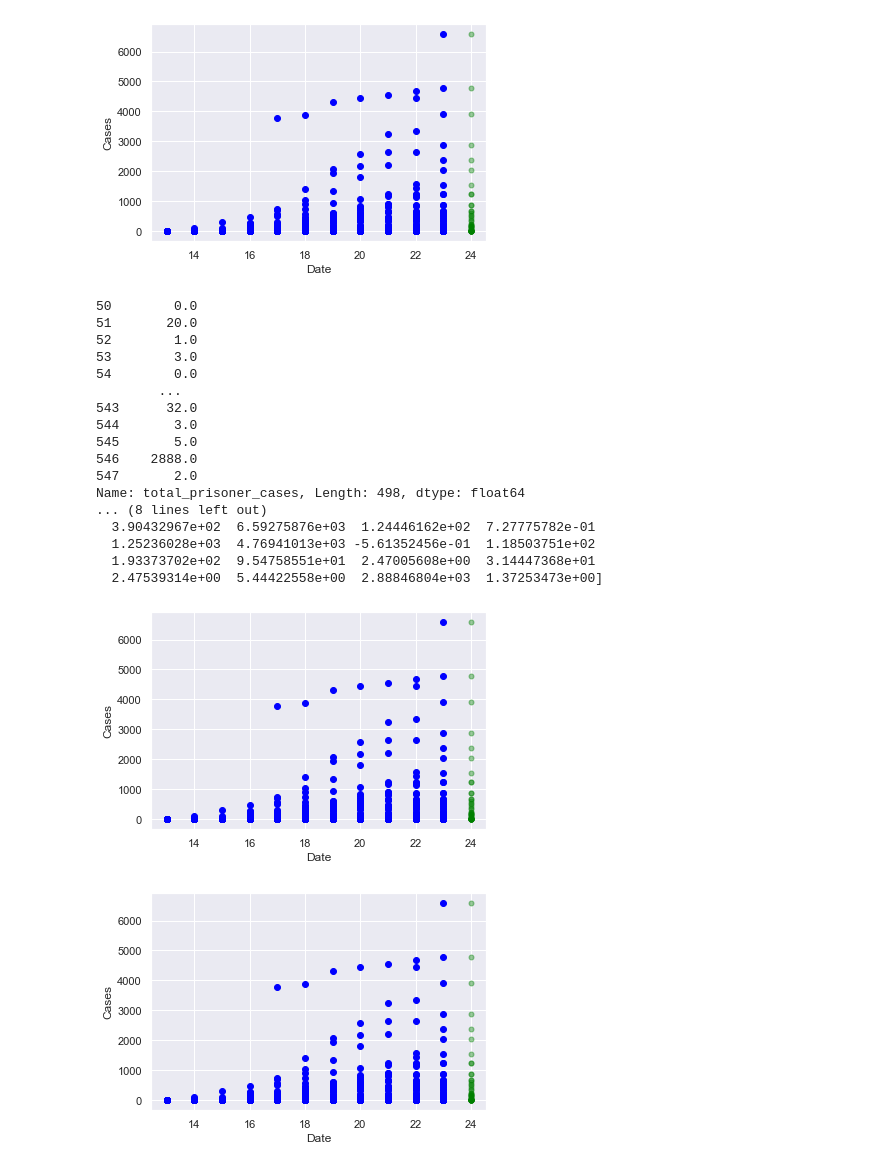
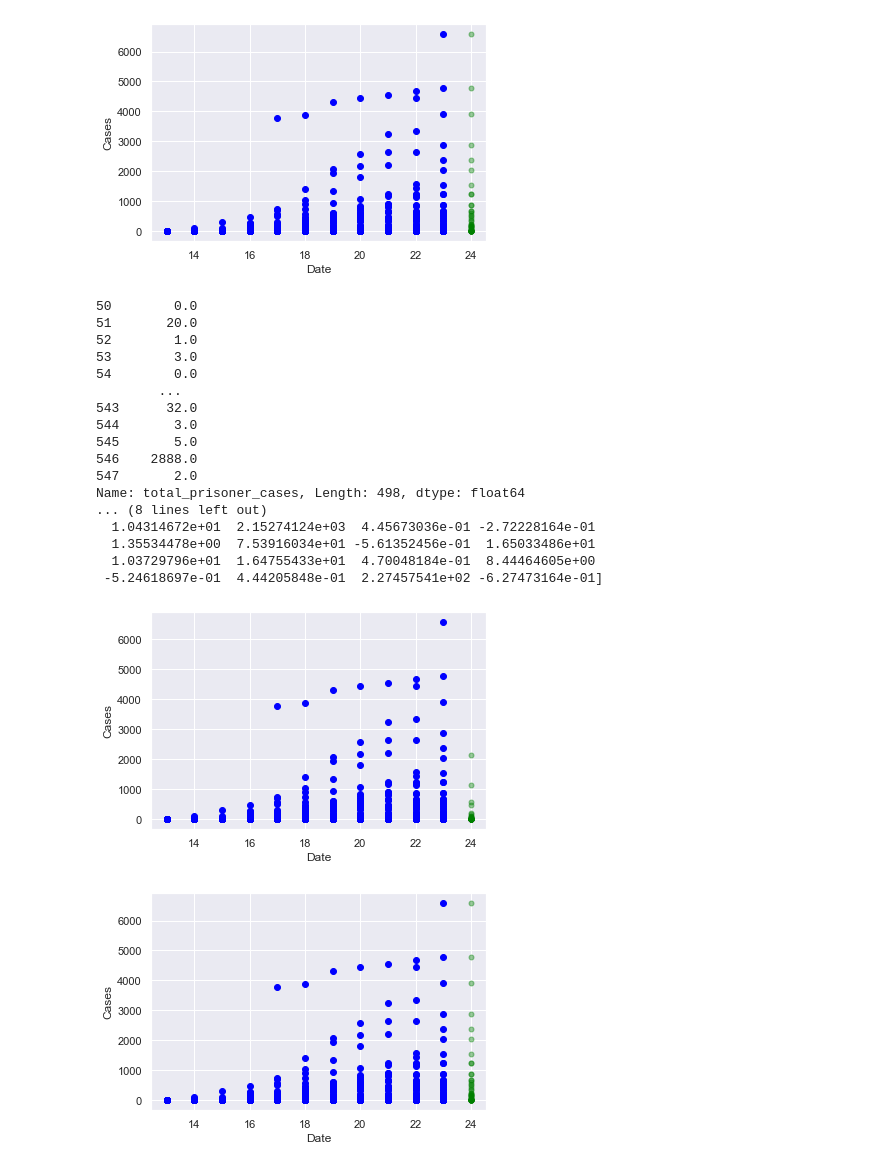
Before and after one commit to christi-liongson/covid_decarceration, a Jupyter notebook: analysis/prison_data_processing.ipynb, the cells around one changed output. Saved outputs shown, nothing was run; the diff lists cells and outputs as text; code cells hidden in the pictures.

```diff
--- a/analysis/prison_data_processing.ipynb
+++ b/analysis/prison_data_processing.ipynb
@@ -661,18 +661,3 @@ plotting.graph_cv_scores(total_cv_df, accuracy_metrics, 'model_type', 'Accuracy
 ## SECTION IV: Prediction and Evaluation
 
 In this step, we take the best performing model from the cross-validation step, and use it to predict the testing set, using the entirety of the training data. We then evaluate that model's performance against the testing data using the same metrics as in the Cross Validation step.
-# %%
-train, test = pha.timesplit_data()
-X_train, y_train, X_test, y_test = pha.normalize_prep_eval_data(train, test, 'total')
-# model = MODELS[best_models['total']['model_type']]
-# best_params = best_models['total']['params']
-model = linear_model.Lasso()
-print(model)
-best_params = {'alpha': 0.01, 'random_state': 0}
-print(model)
-# print(X_train)
-model.set_params(**best_params)
-print(model)
-total_features = FEATURES['total'] + states
-model.fit(X_train.loc[:, total_features].values, y_train)
-y_hat = model.predict(X_test.loc[:, total_features].values)
@@ -769,27 +779,27 @@ Name: total_prisoner_cases, Length: 498, dtype: float64
   2.47539314e+00  5.44422558e+00  2.88846804e+03  1.37253473e+00]
 [figure]
 # %%
-overcrowd_sim = pha.simulate(dataset, {'pct_occup': 1.5} , total_features, model)
+overcrowd_sim = pha.simulate(dataset, {'lag_prisoner_cases': 0} , total_features, model)
 plotting.plot_simulation(dataset, overcrowd_sim)
 # %% [output]
 50        0.0
 51       20.0
 52        1.0
 53        3.0
 54        0.0
         ...
 543      32.0
 544       3.0
 545       5.0
 546    2888.0
 547       2.0
 Name: total_prisoner_cases, Length: 498, dtype: float64
 ... (8 lines left out)
-  3.90432967e+02  6.59275876e+03  1.24446162e+02  7.27775782e-01
-  1.25236028e+03  4.76941013e+03 -5.61352456e-01  1.18503751e+02
-  1.93373702e+02  9.54758551e+01  2.47005608e+00  3.14447368e+01
-  2.47539314e+00  5.44422558e+00  2.88846804e+03  1.37253473e+00]
+  1.04314672e+01  2.15274124e+03  4.45673036e-01 -2.72228164e-01
+  1.35534478e+00  7.53916034e+01 -5.61352456e-01  1.65033486e+01
+  1.03729796e+01  1.64755433e+01  4.70048184e-01  8.44464605e+00
+ -5.24618697e-01  4.44205848e-01  2.27457541e+02 -6.27473164e-01]
-[figure, old version]
+[figure, new version]
 # %%
 # %% [output]
 [figure]
```
Also changed, not shown: parts of 6 cells of this notebook, 1 other file.
